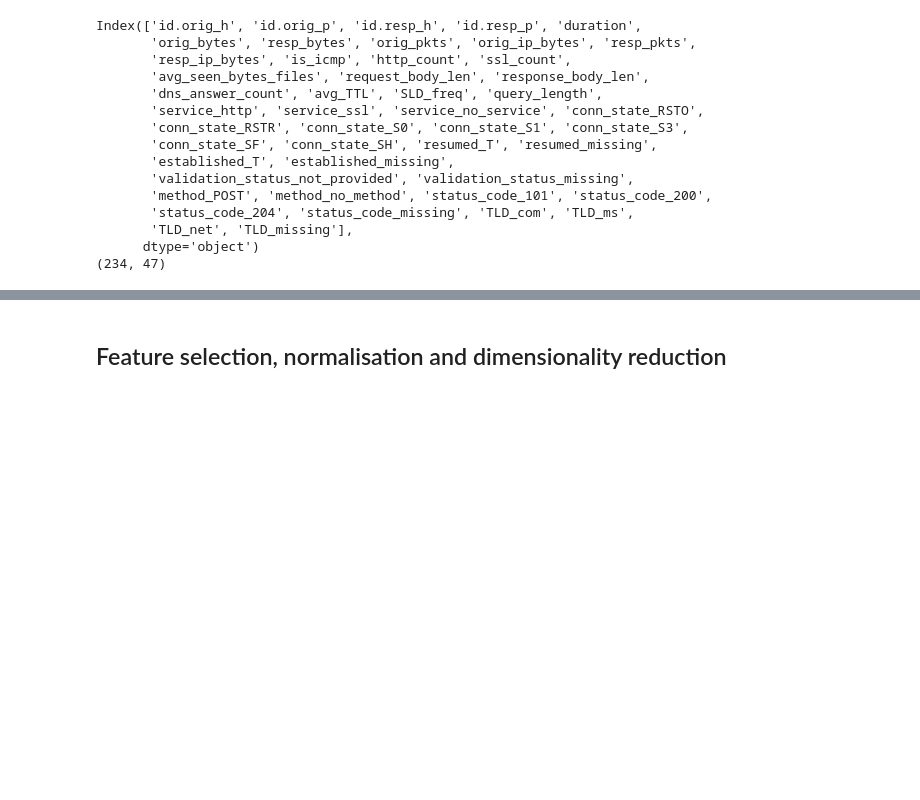
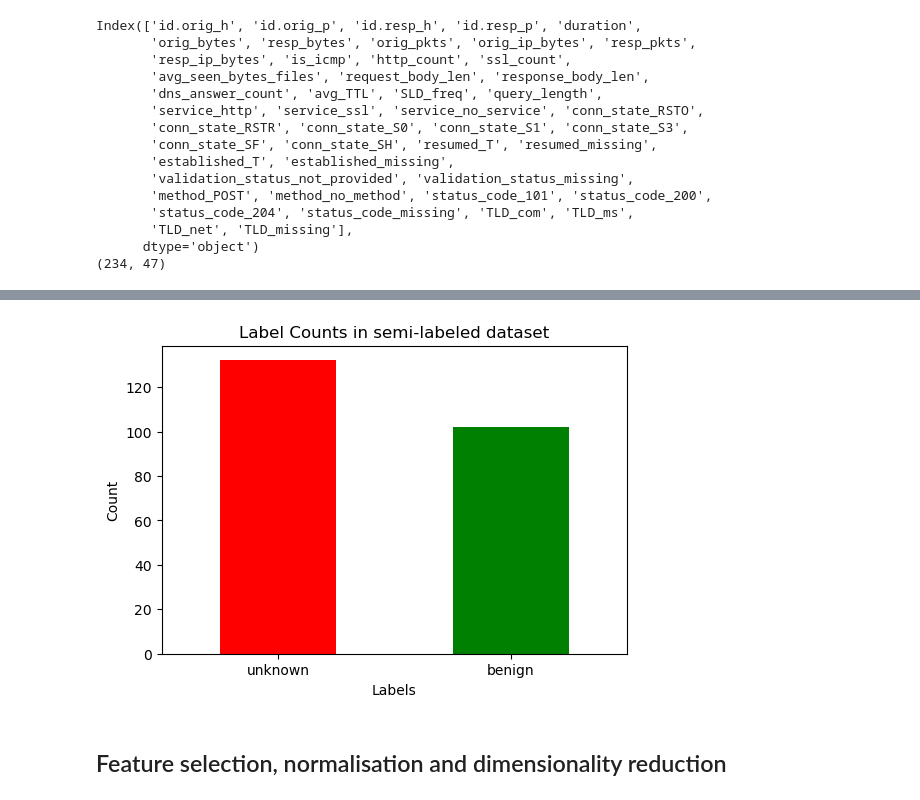
Before and after one commit to jsvobo/log_analysis_task, a Jupyter notebook: pipeline.ipynb, the cells around one changed output, grey strips where cells are left out. Drawn from its saved outputs; the diff is of its cells as text; code cells hidden in the pictures; blank space fills up the shorter version.

```diff
--- a/pipeline.ipynb
+++ b/pipeline.ipynb
@@ -41,3 +57,14 @@ TODO: what si the goal? approach? kolik máme dat? crossvalidace? metriky?
+# %%
+label_counts = labels.value_counts()
+
+label_counts.plot(kind="bar", color=["red", "green"], figsize=(6, 4))
+plt.title("Label Counts in semi-labeled dataset")
+plt.xlabel("Labels")
+plt.ylabel("Count")
+plt.xticks(rotation=0)
+plt.show()
+# %% [output]
+[figure, added]
 # %% [markdown]
 ## Feature selection, normalisation and dimensionality reduction
 # %% [markdown]
```
Also changed, not shown: parts of 17 cells of this notebook.
